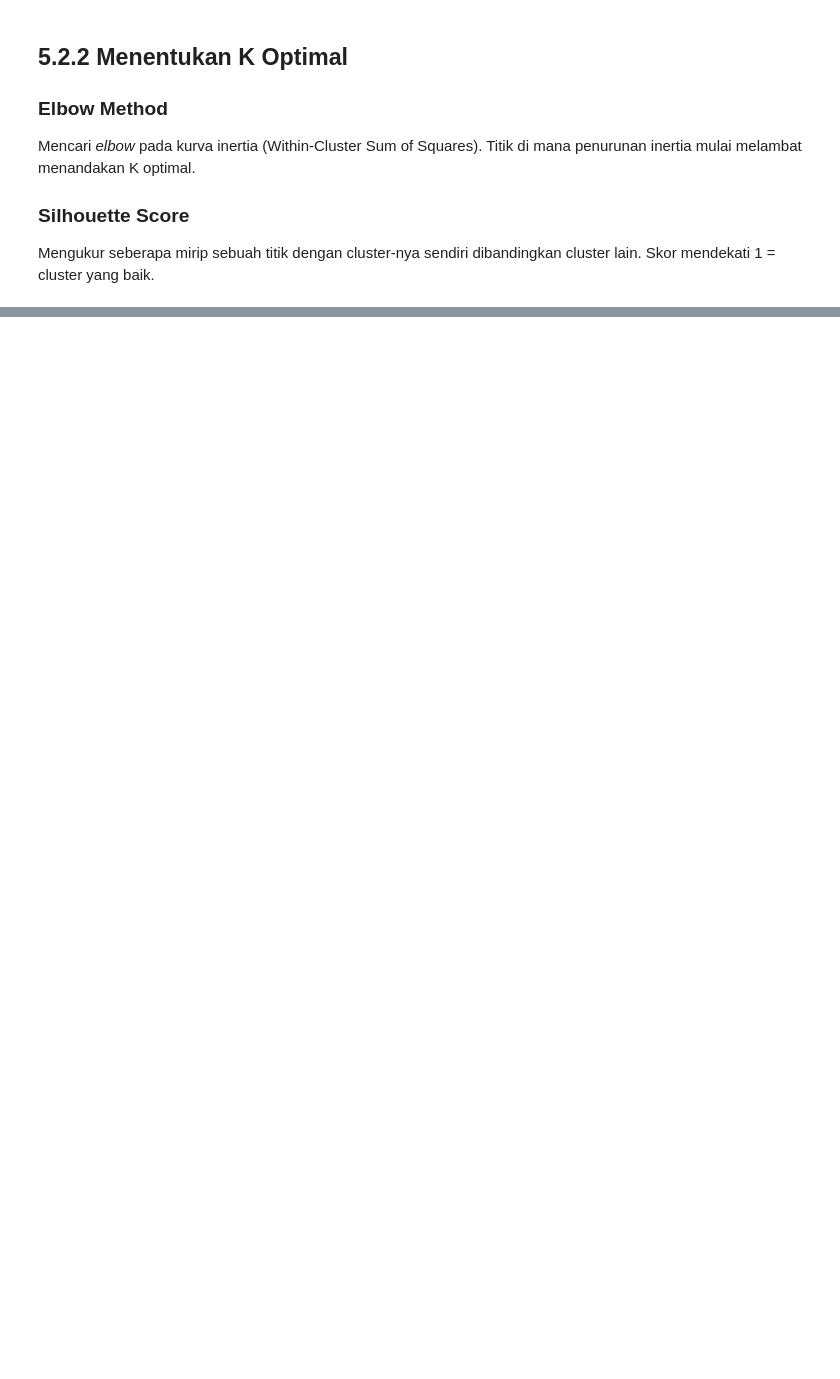
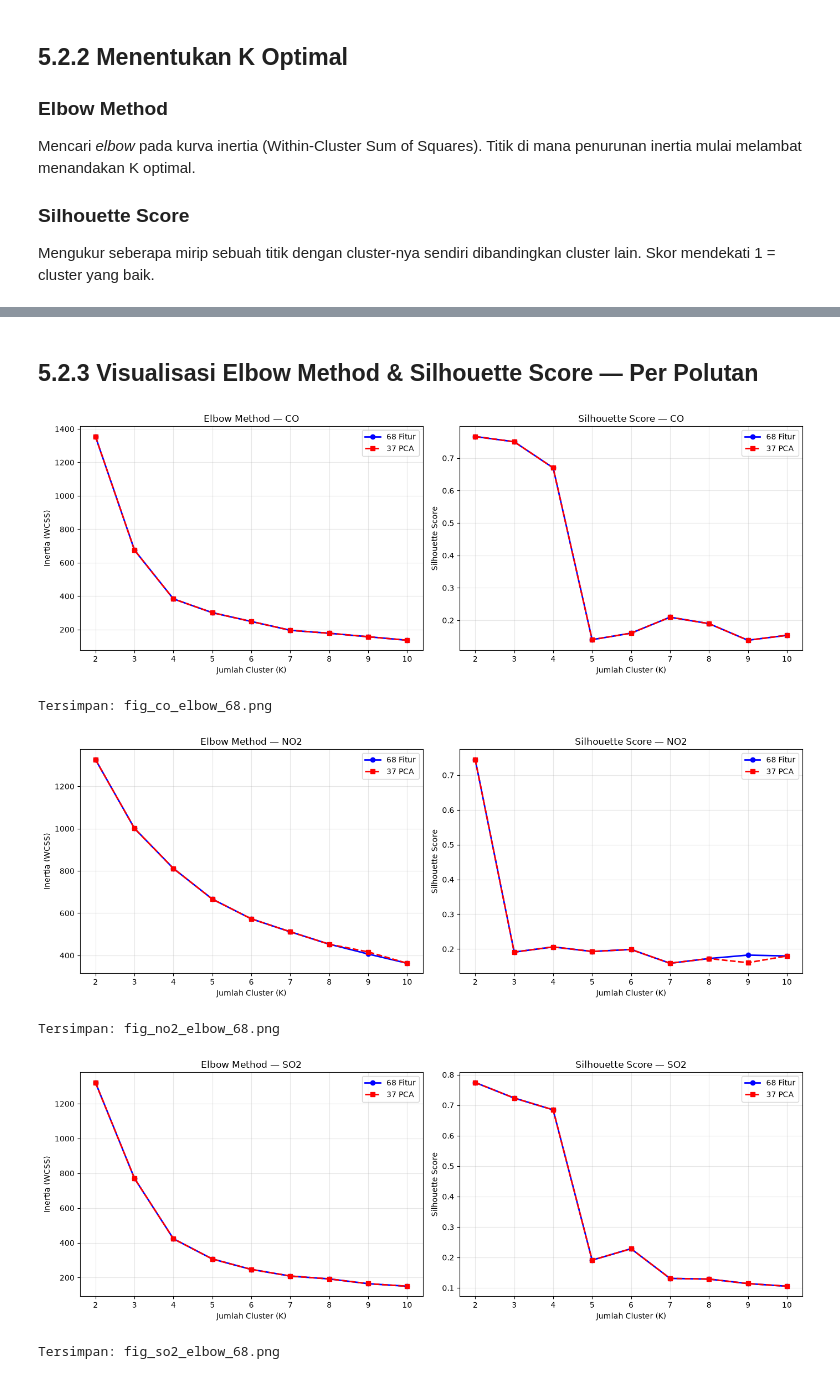
Before and after one commit to Rahardian-Ananta/PSD, a Jupyter notebook: 05_clustering/5.2_kmeans_clustering.ipynb, the cells around one changed output, grey strips where cells are left out. Drawn from its saved outputs; the diff is of its cells as text; code cells hidden in the pictures; blank space fills up the shorter version.

```diff
--- a/05_clustering/5.2_kmeans_clustering.ipynb
+++ b/05_clustering/5.2_kmeans_clustering.ipynb
@@ -88,11 +120,3 @@ def find_optimal_k(X, label_prefix=''):
     best_k = list(K_range)[np.argmax(silhouettes)]
     best_sil = max(silhouettes)
     return inertias, silhouettes, best_k, best_sil
-# %%
-print('=== SKENARIO 1: 68 Fitur ===')
-inertias_68, sil_68, best_k_68, best_sil_68 = find_optimal_k(X_68_scaled, '68fitur')
-print(f'\n>>> K terbaik (68 fitur): K={best_k_68}, silhouette={best_sil_68:.4f}\n')
-
-print('=== SKENARIO 2: 37 Fitur PCA ===')
-inertias_pca, sil_pca, best_k_pca, best_sil_pca = find_optimal_k(X_pca, '37PCA')
-print(f'\n>>> K terbaik (37 PCA): K={best_k_pca}, silhouette={best_sil_pca:.4f}')
@@ -98,0 +157,12 @@ print(f'\n>>> K terbaik (37 PCA): K={best_k_pca}, silhouette={best_sil_pca:.4f}'
+# %%
+results_pca = {}
+for p in POLLUTANTS:
+    print(f'\n=== SKENARIO 2: {p} — 37 PCA ===')
+    inertias, silhouettes, best_k, best_sil = find_optimal_k(X_pca_dict[p], p)
+    results_pca[p] = {
+        'inertias': inertias,
+        'silhouettes': silhouettes,
+        'best_k': best_k,
+        'best_sil': best_sil
+    }
+    print(f'>>> K terbaik: K={best_k}, silhouette={best_sil:.4f}')
@@ -99,24 +187,41 @@ print(f'\n>>> K terbaik (37 PCA): K={best_k_pca}, silhouette={best_sil_pca:.4f}'
+# %% [markdown]
+## 5.2.3 Visualisasi Elbow Method & Silhouette Score — Per Polutan
 # %%
-fig, (ax1, ax2) = plt.subplots(1, 2, figsize=(14, 5))
+for p in POLLUTANTS:
+    fig, (ax1, ax2) = plt.subplots(1, 2, figsize=(14, 5))
 
-# Elbow
-ax1.plot(list(K_range), inertias_68, 'bo-', label='68 Fitur', linewidth=2)
-ax1.plot(list(K_range), inertias_pca, 'rs--', label='37 PCA', linewidth=2)
-ax1.set_xlabel('Jumlah Cluster (K)')
-ax1.set_ylabel('Inertia (WCSS)')
-ax1.set_title('Elbow Method')
-ax1.legend()
-ax1.grid(True, alpha=0.3)
+    inertias_68 = results_68[p]['inertias']
+    sil_68 = results_68[p]['silhouettes']
+    inertias_pca = results_pca[p]['inertias']
+    sil_pca = results_pca[p]['silhouettes']
 
-# Silhouette
-ax2.plot(list(K_range), sil_68, 'bo-', label='68 Fitur', linewidth=2)
-ax2.plot(list(K_range), sil_pca, 'rs--', label='37 PCA', linewidth=2)
-ax2.set_xlabel('Jumlah Cluster (K)')
-ax2.set_ylabel('Silhouette Score')
-ax2.set_title('Silhouette Score')
-ax2.legend()
-ax2.grid(True, alpha=0.3)
+    # Elbow
+    ax1.plot(list(K_range), inertias_68, 'bo-', label='68 Fitur', linewidth=2)
+    ax1.plot(list(K_range), inertias_pca, 'rs--', label='37 PCA', linewidth=2)
+    ax1.set_xlabel('Jumlah Cluster (K)')
+    ax1.set_ylabel('Inertia (WCSS)')
+    ax1.set_title(f'Elbow Method — {p}')
+    ax1.legend()
+    ax1.grid(True, alpha=0.3)
 
-plt.tight_layout()
-plt.show()
+    # Silhouette
+    ax2.plot(list(K_range), sil_68, 'bo-', label='68 Fitur', linewidth=2)
+    ax2.plot(list(K_range), sil_pca, 'rs--', label='37 PCA', linewidth=2)
+    ax2.set_xlabel('Jumlah Cluster (K)')
+    ax2.set_ylabel('Silhouette Score')
+    ax2.set_title(f'Silhouette Score — {p}')
+    ax2.legend()
+    ax2.grid(True, alpha=0.3)
+
+    plt.tight_layout()
+    plt.savefig(f'../data/images/clustering/{p.lower()}/fig_{p.lower()}_elbow_68.png', dpi=150, bbox_inches='tight')
+    plt.show()
+    print(f'Tersimpan: fig_{p.lower()}_elbow_68.png')
+# %% [output]
+[figure, added]
+Tersimpan: fig_co_elbow_68.png
+[figure, added]
+Tersimpan: fig_no2_elbow_68.png
+[figure, added]
+Tersimpan: fig_so2_elbow_68.png
 # %% [markdown]
```
Also changed, not shown: parts of 21 cells of this notebook, 45 other files.
